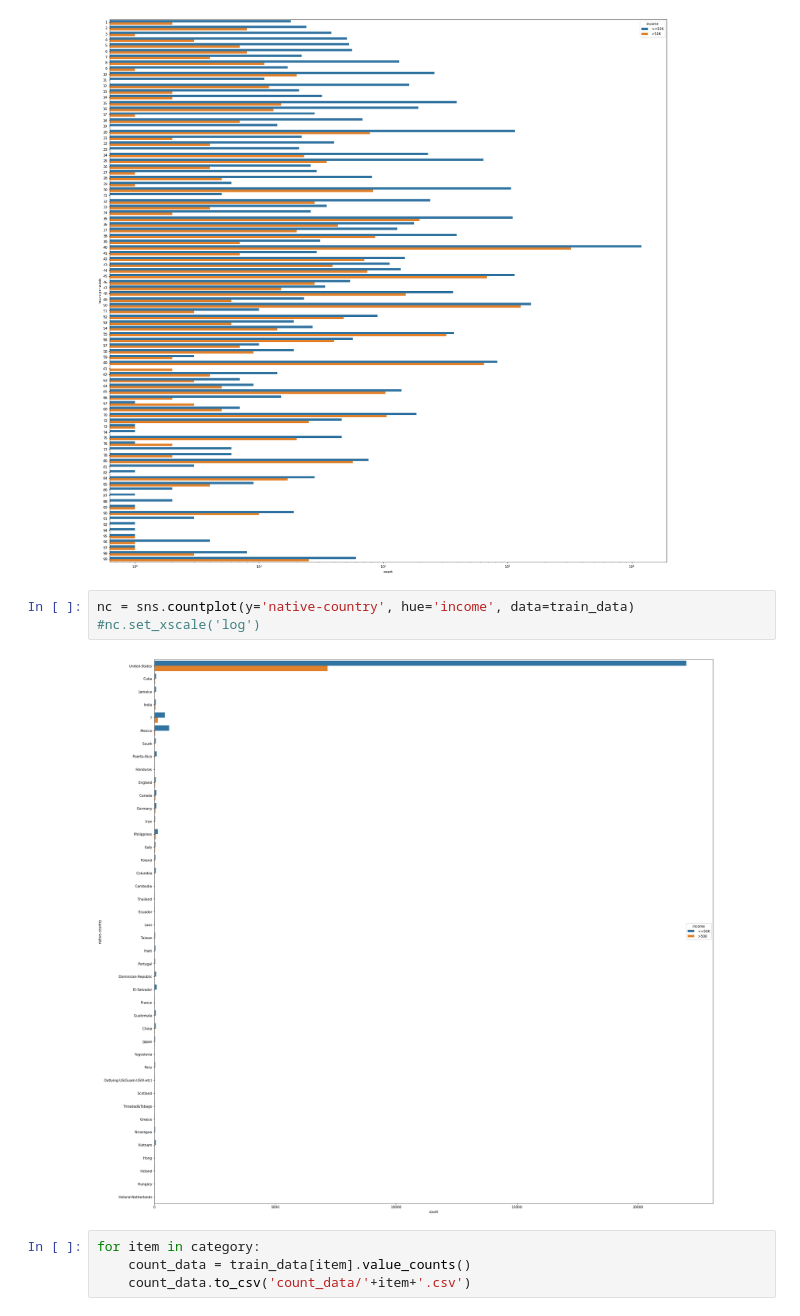
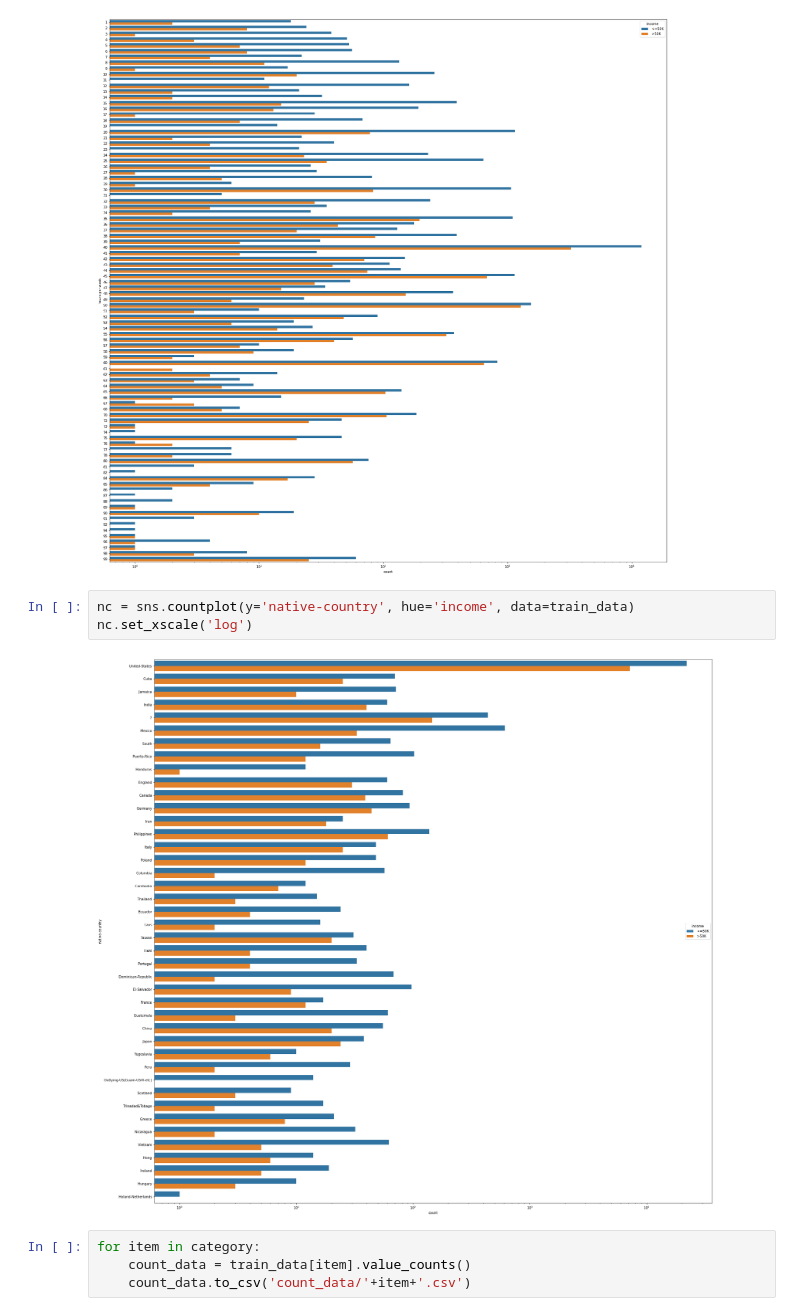
Before and after one commit to conan1022/Census-Income-Data-Set-, a Jupyter notebook: Feature Exploration.ipynb, the cells around one changed output. Cells and saved outputs as stored; diff of their text form.

```diff
--- a/Feature Exploration.ipynb
+++ b/Feature Exploration.ipynb
@@ -90,9 +90,9 @@ hpw.set_xscale('log')
 [figure]
 # %%
 nc = sns.countplot(y='native-country', hue='income', data=train_data)
-#nc.set_xscale('log')
+nc.set_xscale('log')
 # %% [output]
-[figure, old version]
+[figure, new version]
 # %%
 for item in category:
     count_data = train_data[item].value_counts()
```
Also changed, not shown: parts of 2 cells of this notebook.
